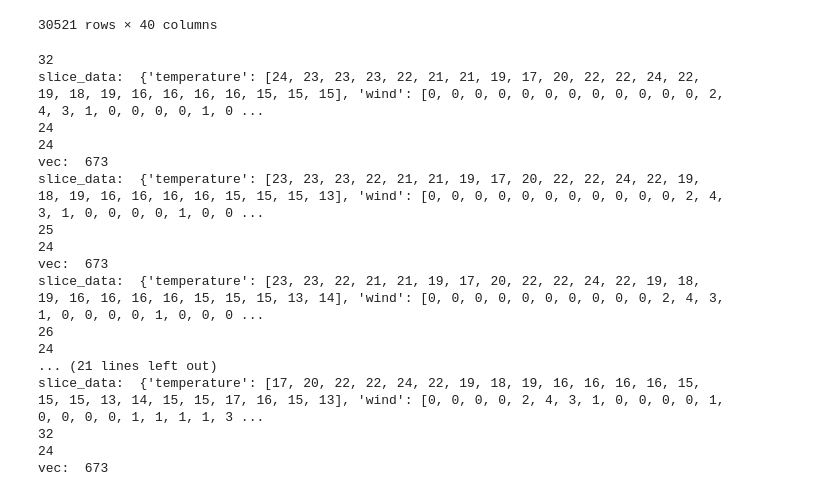
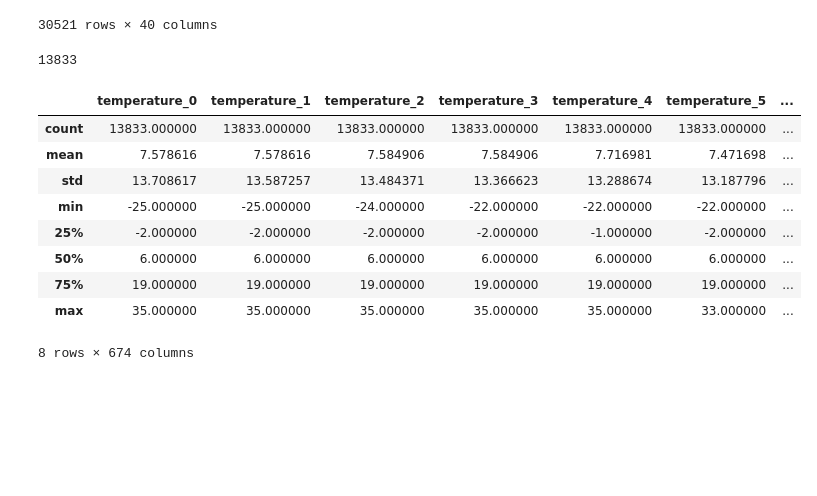
Before and after one commit to tam2511/Fishow-Backend, a Jupyter notebook: spider/utils/day_generator.ipynb, the cells around one changed output. Saved outputs shown, nothing was run; the diff lists cells and outputs as text; code cells hidden in the pictures; blank space fills up the shorter version.

```diff
--- a/spider/utils/day_generator.ipynb
+++ b/spider/utils/day_generator.ipynb
@@ -166,6 +166,8 @@ class DayGenerator:
 
     def gen_phenomen(self, obl, phen):
         phens_ = {}
+        if obl == '-':
+            obl = 'sun'
         dist_olb = list(choice(self.obl[obl]['values'], 8, p=self.obl[obl]['p']))
         if phen == '-':
             for idx, time in enumerate(self.times):
@@ -311,37 +356,37 @@ for idx, row in tqdm(dt.iterrows()):
         day_3 = gen[idx - 3]
         all_data = preprocess_([day_3, day_2, day_1, day])
         len_data = len(all_data['moon'])
-        print(len_data)
         probs = {fish: [] for fish in gen.fishs}
         for fish in gen.fishs:
             for i in range(num_hours * num_days, len_data + 1):
                 slice_data = slice_(all_data, i - num_hours * num_days, i)
-                print(i)
-                print(len(slice_data['temperature']))
                 vec = preprocess_batch_(slice_data)
                 for fish_ in gen.fishs:
                     vec.update({fish_: int(fish_ == fish)})
-                print('vec: ', len(vec))
-#                 vec = [vec[key] for key in sorted(vec)]
-#                 prob = model(vec)
-#                 probs[fish].append(int(prob * 100))
-            break
-        break
+                time = 0
+                for j in range(0, 24, 3):
+                    if vec['time_{}'.format(j)] == 1:
+                        time = j
+                        break
+                forecast = gen_forecast(row[fish], time, fish)
+                vec.update({'forecast': forecast})
+                train_data.append(vec)
-# %% [output]
-32
-slice_data:  {'temperature': [24, 23, 23, 23, 22, 21, 21, 19, 17, 20, 22, 22, 24, 22, 19, 18, 19, 16, 16, 16, 16, 15, 15, 15], 'wind': [0, 0, 0, 0, 0, 0, 0, 0, 0, 0, 0, 0, 2, 4, 3, 1, 0, 0, 0, 0, 1, 0 ...
-24
-24
-vec:  673
-slice_data:  {'temperature': [23, 23, 23, 22, 21, 21, 19, 17, 20, 22, 22, 24, 22, 19, 18, 19, 16, 16, 16, 16, 15, 15, 15, 13], 'wind': [0, 0, 0, 0, 0, 0, 0, 0, 0, 0, 0, 2, 4, 3, 1, 0, 0, 0, 0, 1, 0, 0 ...
-25
-24
-vec:  673
-slice_data:  {'temperature': [23, 23, 22, 21, 21, 19, 17, 20, 22, 22, 24, 22, 19, 18, 19, 16, 16, 16, 16, 15, 15, 15, 13, 14], 'wind': [0, 0, 0, 0, 0, 0, 0, 0, 0, 0, 2, 4, 3, 1, 0, 0, 0, 0, 1, 0, 0, 0 ...
-26
-24
-... (21 lines left out)
-slice_data:  {'temperature': [17, 20, 22, 22, 24, 22, 19, 18, 19, 16, 16, 16, 16, 15, 15, 15, 13, 14, 15, 15, 17, 16, 15, 13], 'wind': [0, 0, 0, 0, 2, 4, 3, 1, 0, 0, 0, 0, 1, 0, 0, 0, 0, 1, 1, 1, 1, 3 ...
-32
-24
-vec:  673
+# %%
+len(train_data)
+# %% [output]
+13833
+# %%
+train_dt = pd.DataFrame(train_data)
+# %%
+train_dt.describe()
+# %% [output]
+|  | temperature_0 | temperature_1 | temperature_2 | temperature_3 | temperature_4 | temperature_5 | ... |
+| count | 13833.000000 | 13833.000000 | 13833.000000 | 13833.000000 | 13833.000000 | 13833.000000 | ... |
+| mean | 7.578616 | 7.578616 | 7.584906 | 7.584906 | 7.716981 | 7.471698 | ... |
+| std | 13.708617 | 13.587257 | 13.484371 | 13.366623 | 13.288674 | 13.187796 | ... |
+| min | -25.000000 | -25.000000 | -24.000000 | -22.000000 | -22.000000 | -22.000000 | ... |
+| 25% | -2.000000 | -2.000000 | -2.000000 | -2.000000 | -1.000000 | -2.000000 | ... |
+| 50% | 6.000000 | 6.000000 | 6.000000 | 6.000000 | 6.000000 | 6.000000 | ... |
+| 75% | 19.000000 | 19.000000 | 19.000000 | 19.000000 | 19.000000 | 19.000000 | ... |
+| max | 35.000000 | 35.000000 | 35.000000 | 35.000000 | 35.000000 | 33.000000 | ... |
+8 rows × 674 columns
```
Also changed, not shown: parts of 11 cells of this notebook.
